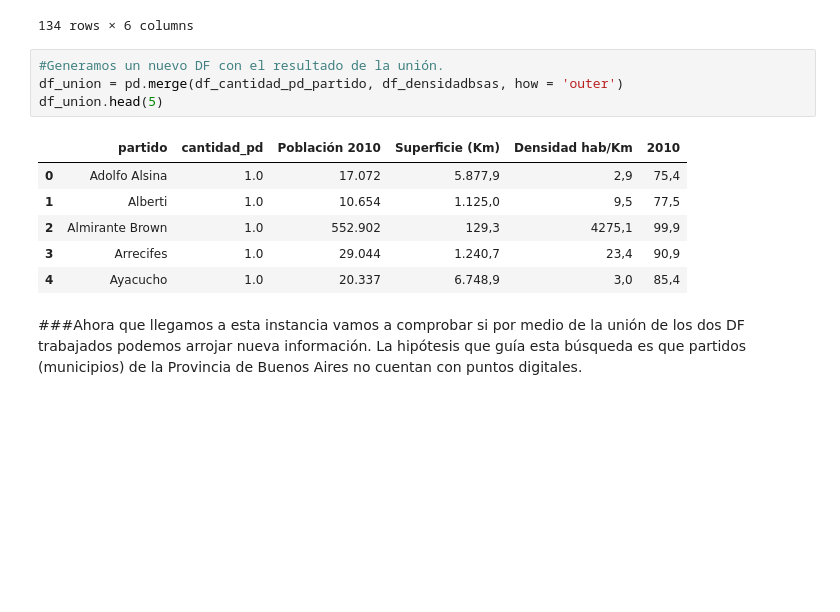
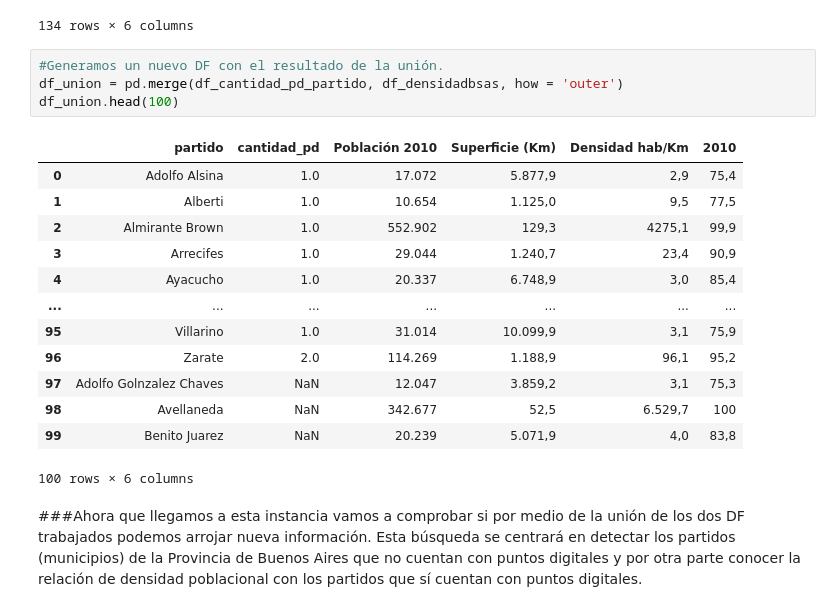
Before and after one commit to burrfer/AplicacionJuegodeMemoria, a Jupyter notebook: puntos_digitales.ipynb, the cells around one changed output. Saved outputs shown, nothing was run; the diff lists cells and outputs as text; blank space fills up the shorter version.

```diff
--- a/puntos_digitales.ipynb
+++ b/puntos_digitales.ipynb
@@ -181,13 +181,20 @@ pd.merge(df_cantidad_pd_partido, df_densidadbsas, how = 'outer')
 # %%
 #Generamos un nuevo DF con el resultado de la unión.
 df_union = pd.merge(df_cantidad_pd_partido, df_densidadbsas, how = 'outer')
-df_union.head(5)
+df_union.head(100)
 # %% [output]
 |  | partido | cantidad_pd | Población 2010 | Superficie (Km) | Densidad hab/Km | 2010 |
 | 0 | Adolfo Alsina | 1.0 | 17.072 | 5.877,9 | 2,9 | 75,4 |
 | 1 | Alberti | 1.0 | 10.654 | 1.125,0 | 9,5 | 77,5 |
 | 2 | Almirante Brown | 1.0 | 552.902 | 129,3 | 4275,1 | 99,9 |
 | 3 | Arrecifes | 1.0 | 29.044 | 1.240,7 | 23,4 | 90,9 |
 | 4 | Ayacucho | 1.0 | 20.337 | 6.748,9 | 3,0 | 85,4 |
+| ... | ... | ... | ... | ... | ... | ... |
+| 95 | Villarino | 1.0 | 31.014 | 10.099,9 | 3,1 | 75,9 |
+| 96 | Zarate | 2.0 | 114.269 | 1.188,9 | 96,1 | 95,2 |
+| 97 | Adolfo Golnzalez Chaves | NaN | 12.047 | 3.859,2 | 3,1 | 75,3 |
+| 98 | Avellaneda | NaN | 342.677 | 52,5 | 6.529,7 | 100 |
+| 99 | Benito Juarez | NaN | 20.239 | 5.071,9 | 4,0 | 83,8 |
+100 rows × 6 columns
 # %% [markdown]
-###Ahora que llegamos a esta instancia vamos a comprobar si por medio de la unión de los dos DF trabajados podemos arrojar nueva información. La hipótesis que guía esta búsqueda es que partidos (municipios) de la Provincia de Buenos Aires no cuentan con puntos digitales.
+###Ahora que llegamos a esta instancia vamos a comprobar si por medio de la unión de los dos DF trabajados podemos arrojar nueva información. Esta búsqueda se centrará en detectar los partidos (municipios) de la Provincia de Buenos Aires que no cuentan con puntos digitales y por otra parte conocer la relación de densidad poblacional con los partidos que sí cuentan con puntos digitales.
```
